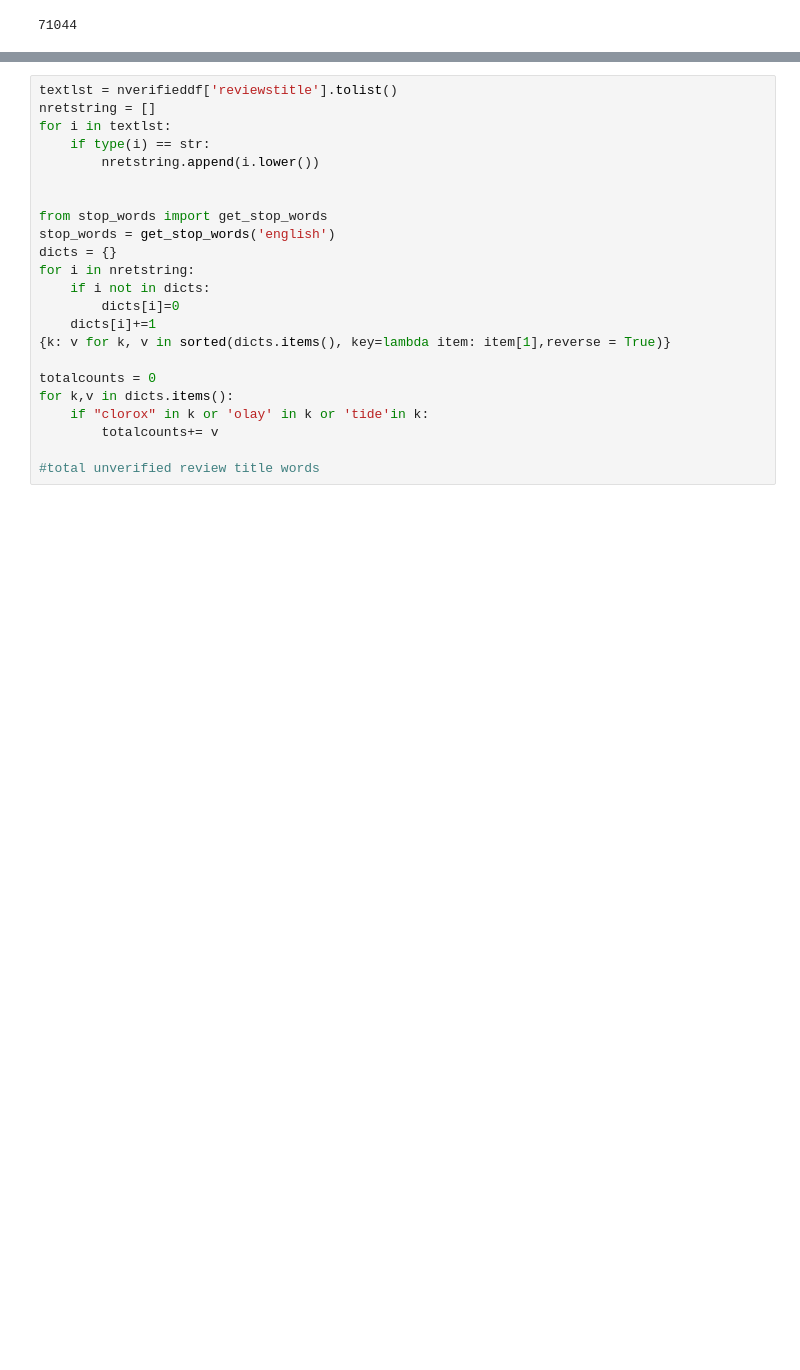
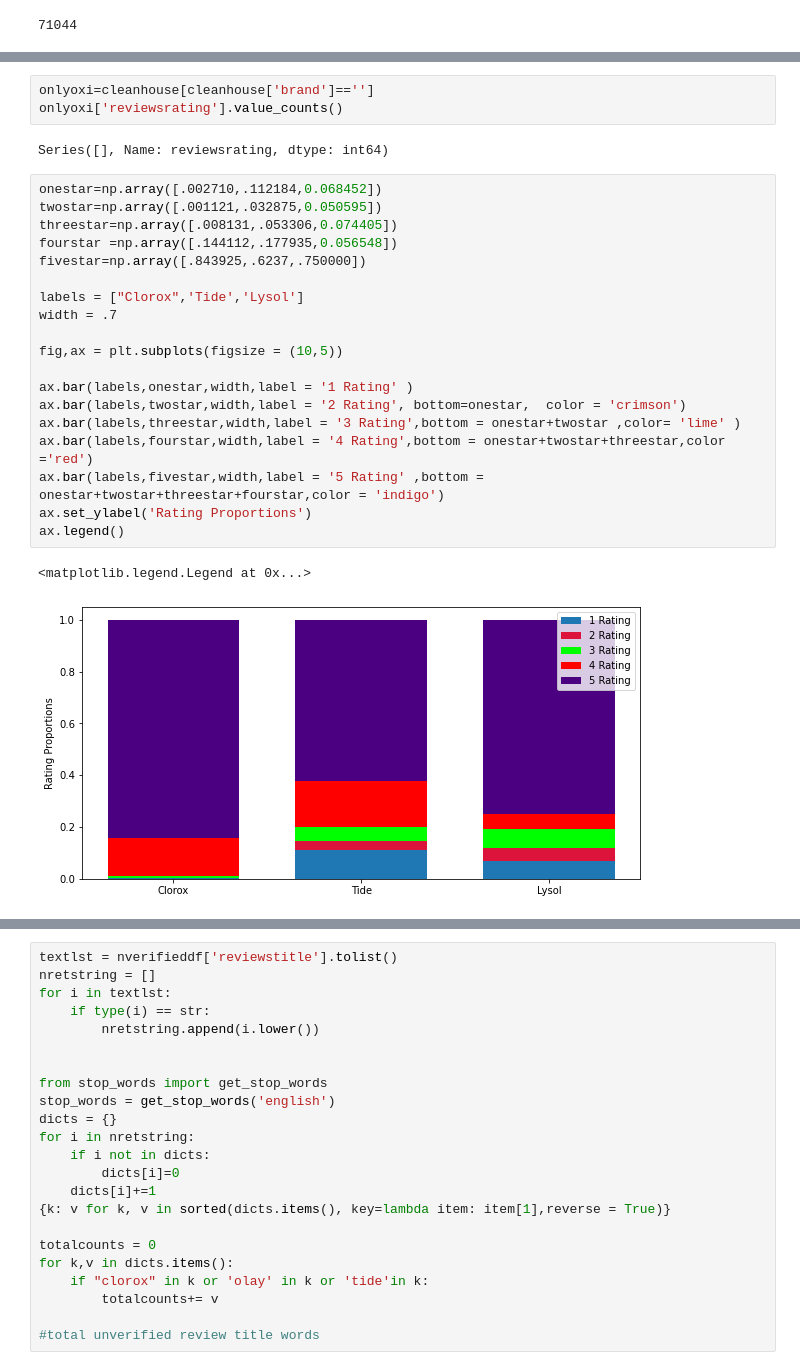
Before and after one commit to shigos/Social-Proof-Analysis-, a Jupyter notebook: notebook/win-note.ipynb, the cells around one changed output, grey strips where cells are left out. Cells and saved outputs as stored; diff of their text form; blank space fills up the shorter version.

Commit message:
updated graphs

```diff
--- a/notebook/win-note.ipynb
+++ b/notebook/win-note.ipynb
@@ -133,0 +158,27 @@ branddat[]
+# %%
+onlyoxi=cleanhouse[cleanhouse['brand']=='']
+onlyoxi['reviewsrating'].value_counts()
+# %% [output]
+Series([], Name: reviewsrating, dtype: int64)
+# %%
+onestar=np.array([.002710,.112184,0.068452])
+twostar=np.array([.001121,.032875,0.050595])
+threestar=np.array([.008131,.053306,0.074405])
+fourstar =np.array([.144112,.177935,0.056548])
+fivestar=np.array([.843925,.6237,.750000])
+
+labels = ["Clorox",'Tide','Lysol']
+width = .7
+
+fig,ax = plt.subplots(figsize = (10,5))
+
+ax.bar(labels,onestar,width,label = '1 Rating' )
+ax.bar(labels,twostar,width,label = '2 Rating', bottom=onestar,  color = 'crimson')
+ax.bar(labels,threestar,width,label = '3 Rating',bottom = onestar+twostar ,color= 'lime' )
+ax.bar(labels,fourstar,width,label = '4 Rating',bottom = onestar+twostar+threestar,color ='red')
+ax.bar(labels,fivestar,width,label = '5 Rating' ,bottom = onestar+twostar+threestar+fourstar,color = 'indigo')
+ax.set_ylabel('Rating Proportions')
+ax.legend()
+# %% [output]
+<matplotlib.legend.Legend at 0x...>
+[figure, added]
```
Also changed, not shown: parts of 67 cells of this notebook, 1 other file.
